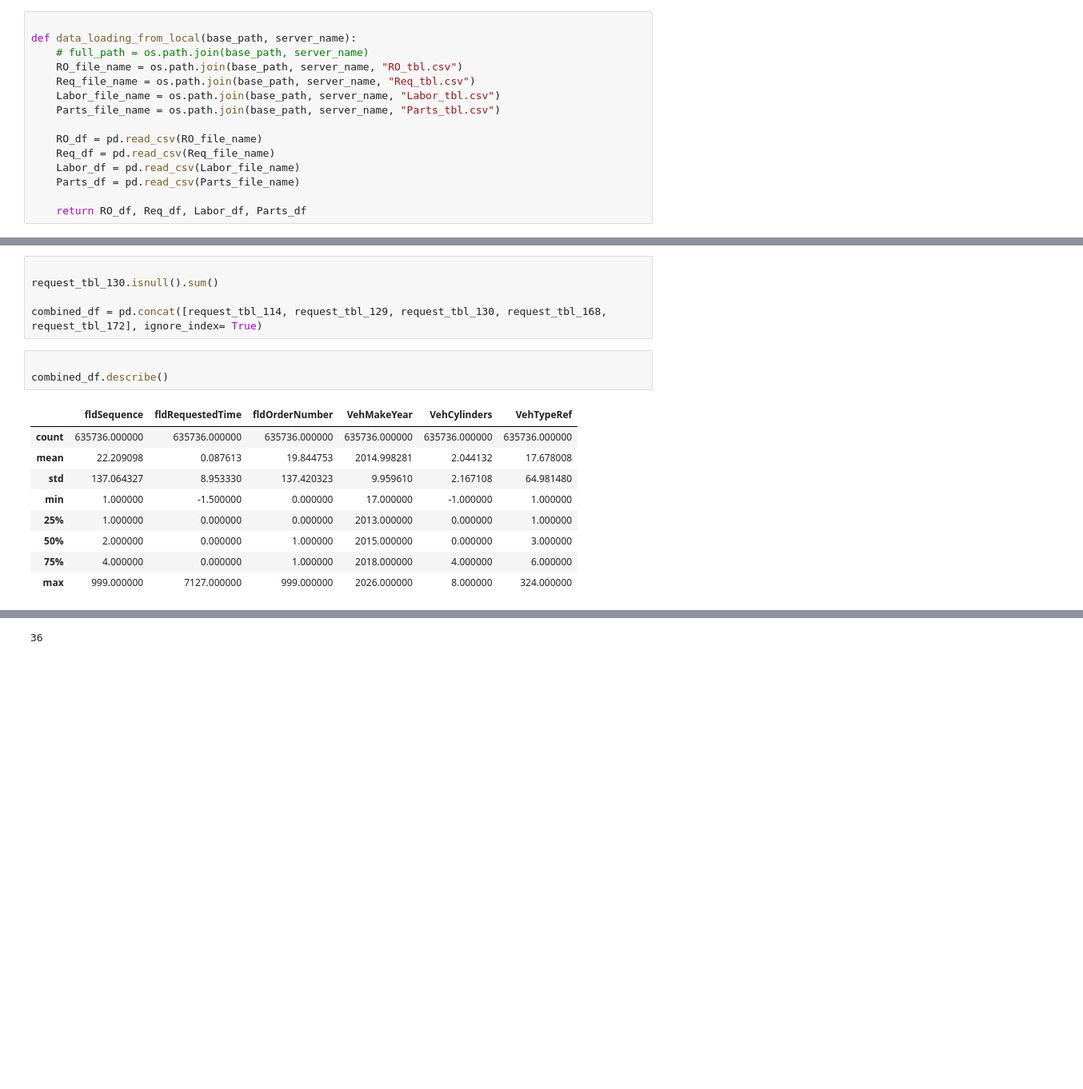
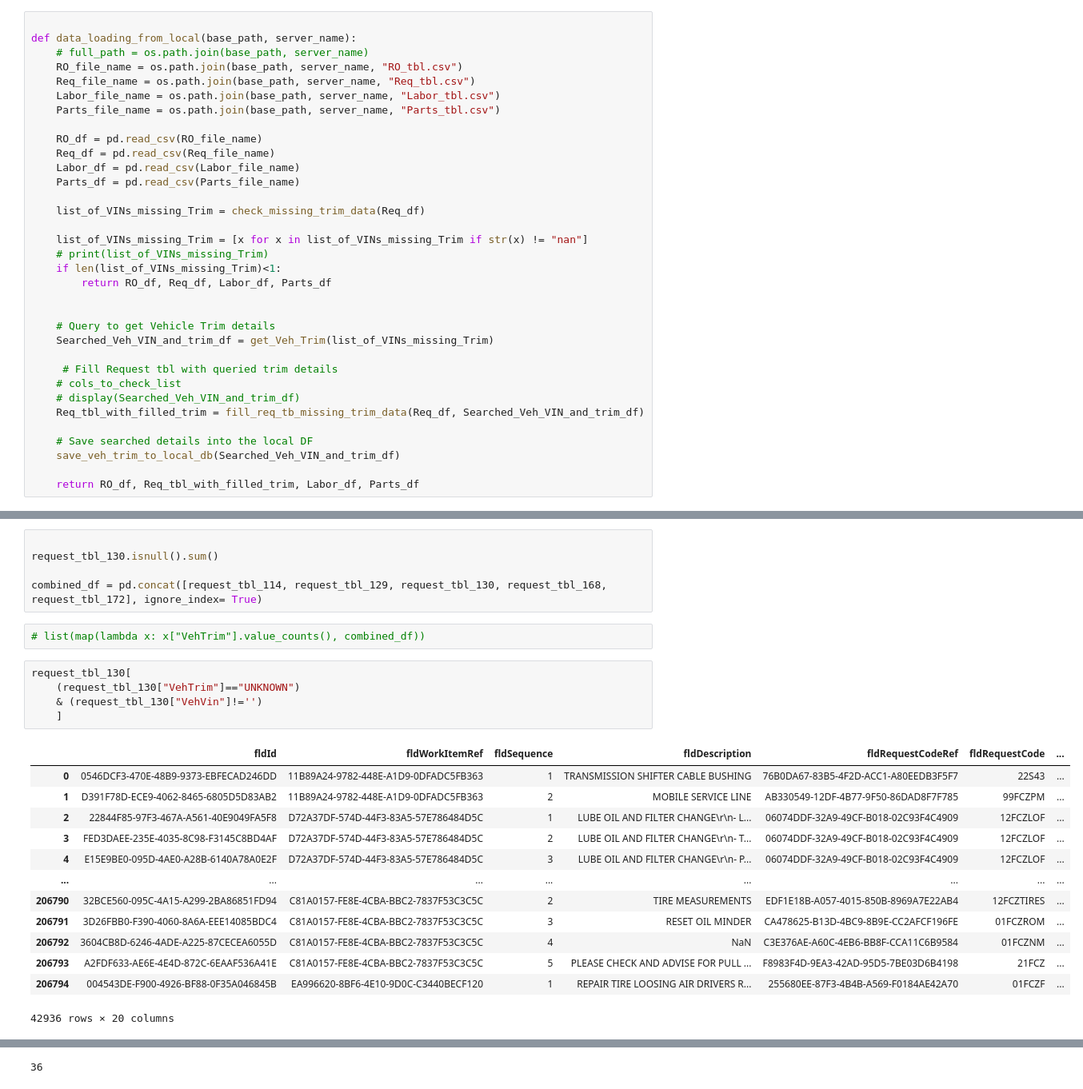
Before and after one commit to MeliPax/SPG, a Jupyter notebook: research/maximus_part_recomendation.ipynb, the cells around one changed output, grey strips where cells are left out. Shown at 80% size. Cells and saved outputs as stored; diff of their text form; blank space fills up the shorter version.

Commit message:
Fixing edge case for trim data back filling. Handling Chrome Edgecases

```diff
--- a/research/maximus_part_recomendation.ipynb
+++ b/research/maximus_part_recomendation.ipynb
@@ -2226,7 +2245,26 @@ def data_loading_from_local(base_path, server_name):
     Labor_df = pd.read_csv(Labor_file_name)
     Parts_df = pd.read_csv(Parts_file_name)
 
-    return RO_df, Req_df, Labor_df, Parts_df
+    list_of_VINs_missing_Trim = check_missing_trim_data(Req_df)
+
+    list_of_VINs_missing_Trim = [x for x in list_of_VINs_missing_Trim if str(x) != "nan"]
+    # print(list_of_VINs_missing_Trim)
+    if len(list_of_VINs_missing_Trim)<1:
+        return RO_df, Req_df, Labor_df, Parts_df
+
+
+    # Query to get Vehicle Trim details
+    Searched_Veh_VIN_and_trim_df = get_Veh_Trim(list_of_VINs_missing_Trim)
+
+     # Fill Request tbl with queried trim details
+    # cols_to_check_list
+    # display(Searched_Veh_VIN_and_trim_df)
+    Req_tbl_with_filled_trim = fill_req_tb_missing_trim_data(Req_df, Searched_Veh_VIN_and_trim_df)
+
+    # Save searched details into the local DF
+    save_veh_trim_to_local_db(Searched_Veh_VIN_and_trim_df)
+
+    return RO_df, Req_tbl_with_filled_trim, Labor_df, Parts_df
 # %%
 def refactor_description_column(df, description_col="fldPartDesc"):
 
@@ -2556,17 +2582,25 @@ request_tbl_130.isnull().sum()
 
 combined_df = pd.concat([request_tbl_114, request_tbl_129, request_tbl_130, request_tbl_168, request_tbl_172], ignore_index= True)
 # %%
-
-combined_df.describe()
+# list(map(lambda x: x["VehTrim"].value_counts(), combined_df))
-# %% [output]
-|  | fldSequence | fldRequestedTime | fldOrderNumber | VehMakeYear | VehCylinders | VehTypeRef |
-| count | 635736.000000 | 635736.000000 | 635736.000000 | 635736.000000 | 635736.000000 | 635736.000000 |
-| mean | 22.209098 | 0.087613 | 19.844753 | 2014.998281 | 2.044132 | 17.678008 |
-| std | 137.064327 | 8.953330 | 137.420323 | 9.959610 | 2.167108 | 64.981480 |
-| min | 1.000000 | -1.500000 | 0.000000 | 17.000000 | -1.000000 | 1.000000 |
-| 25% | 1.000000 | 0.000000 | 0.000000 | 2013.000000 | 0.000000 | 1.000000 |
-| 50% | 2.000000 | 0.000000 | 1.000000 | 2015.000000 | 0.000000 | 3.000000 |
-| 75% | 4.000000 | 0.000000 | 1.000000 | 2018.000000 | 4.000000 | 6.000000 |
-| max | 999.000000 | 7127.000000 | 999.000000 | 2026.000000 | 8.000000 | 324.000000 |
+# %%
+request_tbl_130[
+    (request_tbl_130["VehTrim"]=="UNKNOWN")
+    & (request_tbl_130["VehVin"]!='')
+    ]
+# %% [output]
+|  | fldId | fldWorkItemRef | fldSequence | fldDescription | fldRequestCodeRef | fldRequestCode | ... |
+| 0 | 0546DCF3-470E-48B9-9373-EBFECAD246DD | 11B89A24-9782-448E-A1D9-0DFADC5FB363 | 1 | TRANSMISSION SHIFTER CABLE BUSHING | 76B0DA67-83B5-4F2D-ACC1-A80EEDB3F5F7 | 22S43 | ... |
+| 1 | D391F78D-ECE9-4062-8465-6805D5D83AB2 | 11B89A24-9782-448E-A1D9-0DFADC5FB363 | 2 | MOBILE SERVICE LINE | AB330549-12DF-4B77-9F50-86DAD8F7F785 | 99FCZPM | ... |
+| 2 | 22844F85-97F3-467A-A561-40E9049FA5F8 | D72A37DF-574D-44F3-83A5-57E786484D5C | 1 | LUBE OIL AND FILTER CHANGE\r\n- L... | 06074DDF-32A9-49CF-B018-02C93F4C4909 | 12FCZLOF | ... |
+| 3 | FED3DAEE-235E-4035-8C98-F3145C8BD4AF | D72A37DF-574D-44F3-83A5-57E786484D5C | 2 | LUBE OIL AND FILTER CHANGE\r\n- T... | 06074DDF-32A9-49CF-B018-02C93F4C4909 | 12FCZLOF | ... |
+| 4 | E15E9BE0-095D-4AE0-A28B-6140A78A0E2F | D72A37DF-574D-44F3-83A5-57E786484D5C | 3 | LUBE OIL AND FILTER CHANGE\r\n- P... | 06074DDF-32A9-49CF-B018-02C93F4C4909 | 12FCZLOF | ... |
+| ... | ... | ... | ... | ... | ... | ... | ... |
+| 206790 | 32BCE560-095C-4A15-A299-2BA86851FD94 | C81A0157-FE8E-4CBA-BBC2-7837F53C3C5C | 2 | TIRE MEASUREMENTS | EDF1E18B-A057-4015-850B-8969A7E22AB4 | 12FCZTIRES | ... |
+| 206791 | 3D26FBB0-F390-4060-8A6A-EEE14085BDC4 | C81A0157-FE8E-4CBA-BBC2-7837F53C3C5C | 3 | RESET OIL MINDER | CA478625-B13D-4BC9-8B9E-CC2AFCF196FE | 01FCZROM | ... |
+| 206792 | 3604CB8D-6246-4ADE-A225-87CECEA6055D | C81A0157-FE8E-4CBA-BBC2-7837F53C3C5C | 4 | NaN | C3E376AE-A60C-4EB6-BB8F-CCA11C6B9584 | 01FCZNM | ... |
+| 206793 | A2FDF633-AE6E-4E4D-872C-6EAAF536A41E | C81A0157-FE8E-4CBA-BBC2-7837F53C3C5C | 5 | PLEASE CHECK AND ADVISE FOR PULL ... | F8983F4D-9EA3-42AD-95D5-7BE03D6B4198 | 21FCZ | ... |
+| 206794 | 004543DE-F900-4926-BF88-0F35A046845B | EA996620-8BF6-4E10-9D0C-C3440BECF120 | 1 | REPAIR TIRE LOOSING AIR DRIVERS R... | 255680EE-87F3-4B4B-A569-F0184AE42A70 | 01FCZF | ... |
+42936 rows × 20 columns
 # %%
 
```
Also changed, not shown: parts of 12 cells of this notebook, 22 other files.
